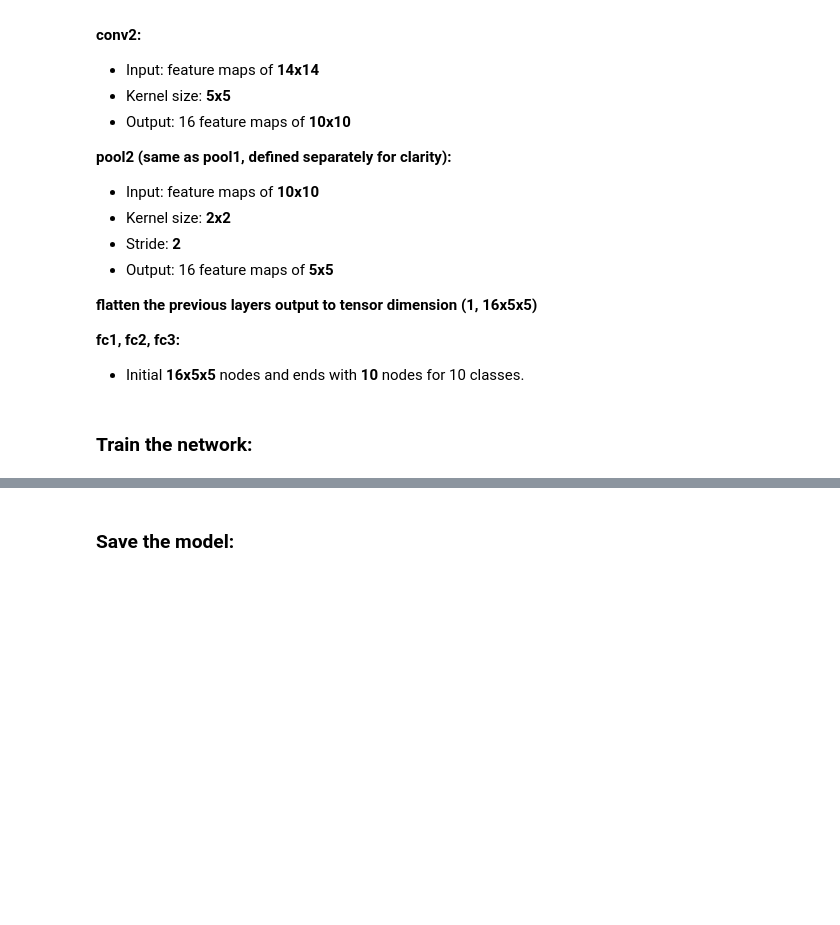
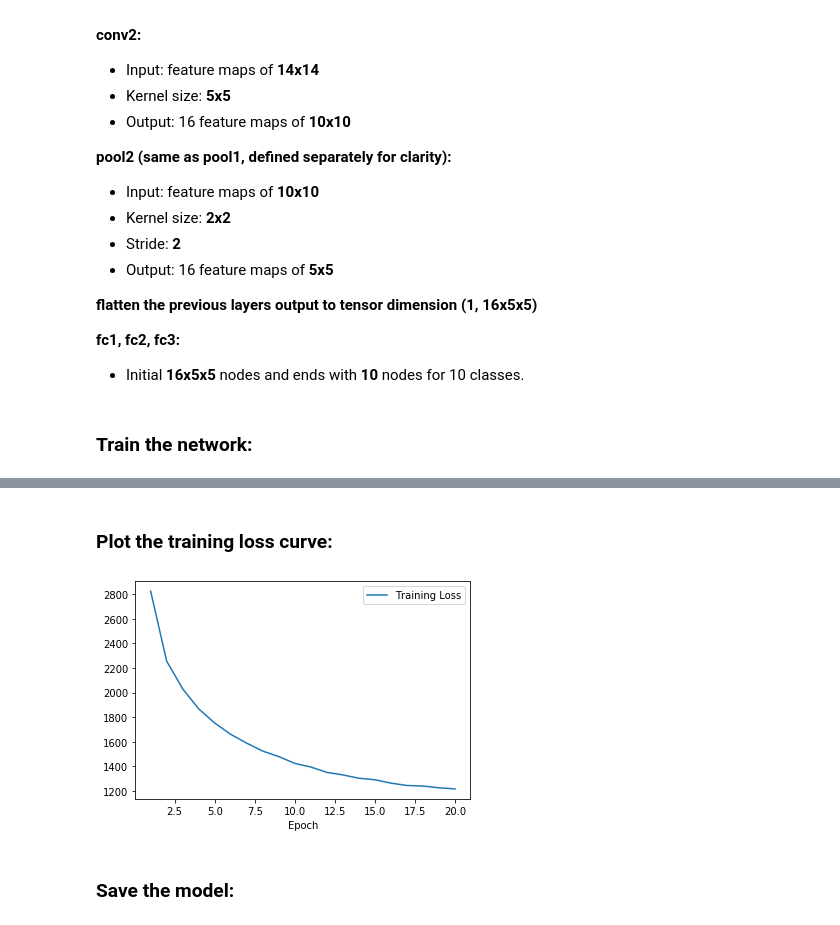
Before and after one commit to akash-vartak/cifar-10-classifier, a Jupyter notebook: CIFAR10_Classifier.ipynb, the cells around one changed output, grey strips where cells are left out. Saved outputs shown, nothing was run; the diff lists cells and outputs as text; code cells hidden in the pictures; blank space fills up the shorter version.

```diff
--- a/CIFAR10_Classifier.ipynb
+++ b/CIFAR10_Classifier.ipynb
@@ -94,9 +94,9 @@ plot_image( torchvision.utils.make_grid(image[image_num]), label[image_num] )
 # %%
 # Make the CNN:
 
-class LeNet(nn.Module):
+class CustomNet(nn.Module):
     def __init__(self):
-        super(LeNet, self).__init__()
+        super(CustomNet, self).__init__()
 
         self.conv1 = nn.Conv2d(3, 6, 5)
         self.conv2 = nn.Conv2d(6, 16, 5)
@@ -174,4 +181,13 @@ Epoch # 10      Running loss:  0.8684819734554199
 --------Training Done--------
+# %% [markdown]
+### Plot the training loss curve:
+# %%
+plt.plot(np.arange(1, num_epochs+1), training_losses, label="Training Loss")
+plt.xlabel("Epoch")
+plt.legend(loc = "best")
+plt.show()
+# %% [output]
+[figure, added]
 # %% [markdown]
 ### Save the model:
 # %%
```
Also changed, not shown: parts of 9 cells of this notebook.
